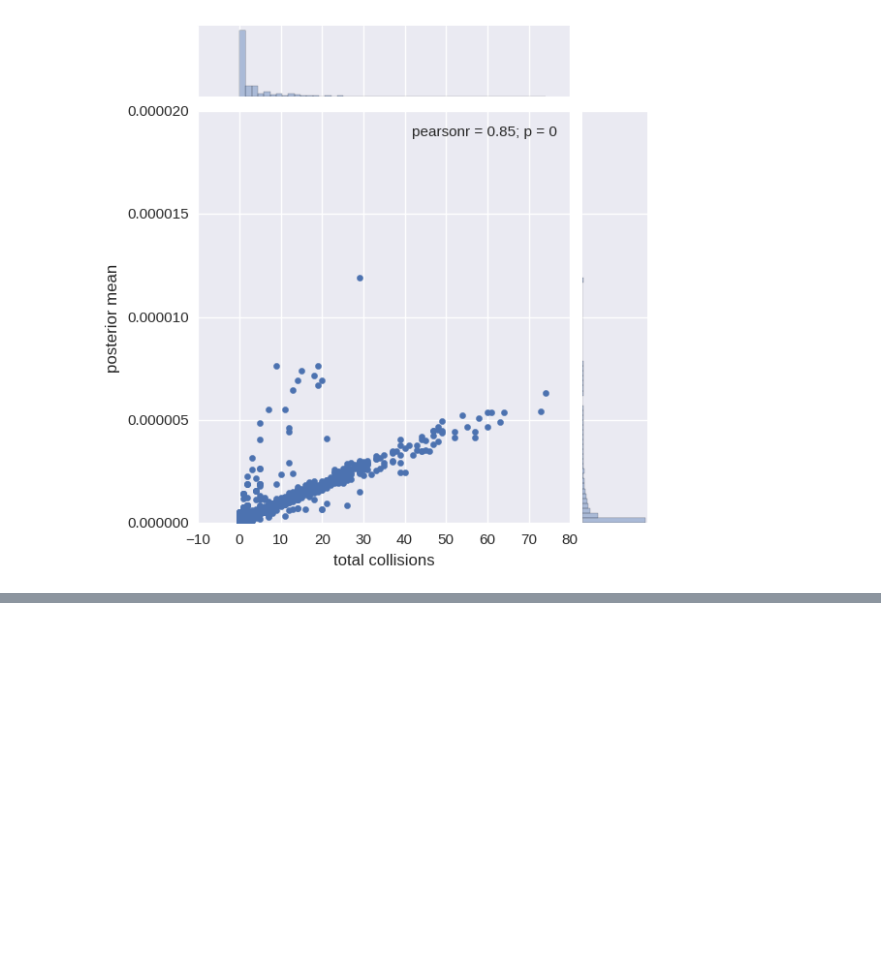
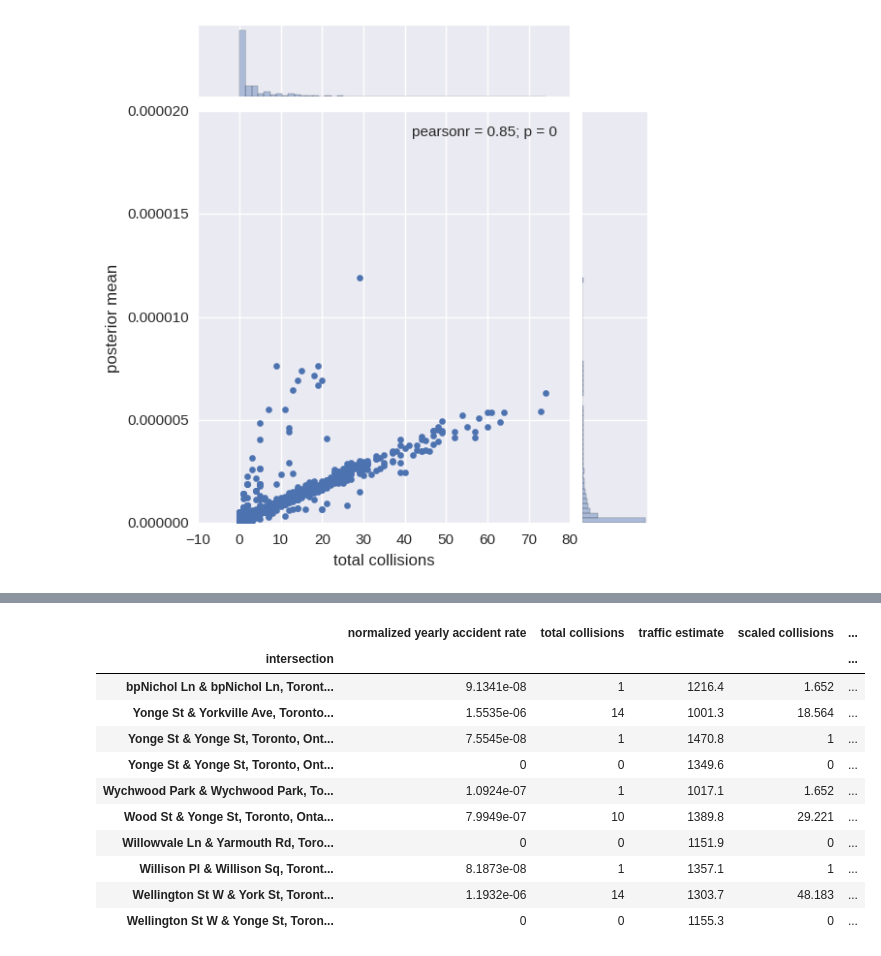
Before and after one commit to farfan92/SpringBoard-, a Jupyter notebook: CyclingProject.ipynb, the cells around one changed output, grey strips where cells are left out. Saved outputs shown, nothing was run; the diff lists cells and outputs as text; code cells hidden in the pictures; blank space fills up the shorter version.

```diff
--- a/CyclingProject.ipynb
+++ b/CyclingProject.ipynb
@@ -543,0 +686,9 @@ We will have a trained model to also compare prediction numbers. One hopes that
+# %%
+roadclass_df['road_class'] =roadclass_df['road_class'].replace(to_replace = -1,value = np.nan)
+roadclass_df.reset_index(inplace=True)
+roadclass_df['road_class'] =roadclass_df['road_class'].fillna(value = elevatio10)
+# %%
+roadclass_df['roadclass_num'] = roadclass_df['road_class'].map(roadclass_dict)
+roadclass_df = roadclass_df.sort_values(by = ['intersection','roadclass_num'], ascending = True)
+roadclass_df = roadclass_df.drop_duplicates(subset='intersection', keep='first')
+roadclass_df = roadclass_df.sort_values(by='intersection', ascending= False)
@@ -543,0 +716,11 @@ We will have a trained model to also compare prediction numbers. One hopes that
+# %%
+temp = result.replace(np.nan,'unrecorded')
+trafficcontrol_df =temp.groupby(['intersection']+['traffic_control']) \
+            .size().to_frame('count') \
+            .reset_index().sort_values('count',ascending=False)
+
+trafficcontrol_dict = {'traffic signal':1, 'traffic gate':1,'traffic controller':1,'stop sign':2, 'yield sign':2, 'pedestrian crossover':3, 'no control':5, 'other':6, 'unrecorded':6,'police control':6,'school bus':6,'school guard':3}
+trafficcontrol_df['trafficcontrol_num'] = trafficcontrol_df['traffic_control'].map(trafficcontrol_dict)
+trafficcontrol_df = trafficcontrol_df.sort_values(by = ['intersection','trafficcontrol_num'], ascending = True)
+trafficcontrol_df = trafficcontrol_df.drop_duplicates(subset='intersection', keep='first')
+trafficcontrol_df = trafficcontrol_df.sort_values(by='intersection', ascending= False)
@@ -543,0 +761,19 @@ We will have a trained model to also compare prediction numbers. One hopes that
+# %%
+df = df.sort_index(ascending = False)
+df['road_class'] = roadclass_df['road_class'].values
+df['control type'] = trafficcontrol_df['traffic_control'].values
+# %%
+df.head(10)
+# %% [output]
+|  | normalized yearly accident rate | total collisions | traffic estimate | scaled collisions | ... |
+| intersection |  |  |  |  | ... |
+| bpNichol Ln & bpNichol Ln, Toront... | 9.1341e-08 | 1 | 1216.4 | 1.652 | ... |
+| Yonge St & Yorkville Ave, Toronto... | 1.5535e-06 | 14 | 1001.3 | 18.564 | ... |
+| Yonge St & Yonge St, Toronto, Ont... | 7.5545e-08 | 1 | 1470.8 | 1 | ... |
+| Yonge St & Yonge St, Toronto, Ont... | 0 | 0 | 1349.6 | 0 | ... |
+| Wychwood Park & Wychwood Park, To... | 1.0924e-07 | 1 | 1017.1 | 1.652 | ... |
+| Wood St & Yonge St, Toronto, Onta... | 7.9949e-07 | 10 | 1389.8 | 29.221 | ... |
+| Willowvale Ln & Yarmouth Rd, Toro... | 0 | 0 | 1151.9 | 0 | ... |
+| Willison Pl & Willison Sq, Toront... | 8.1873e-08 | 1 | 1357.1 | 1 | ... |
+| Wellington St W & York St, Toront... | 1.1932e-06 | 14 | 1303.7 | 48.183 | ... |
+| Wellington St W & Yonge St, Toron... | 0 | 0 | 1155.3 | 0 | ... |
```
Also changed, not shown: parts of 25 cells of this notebook.
